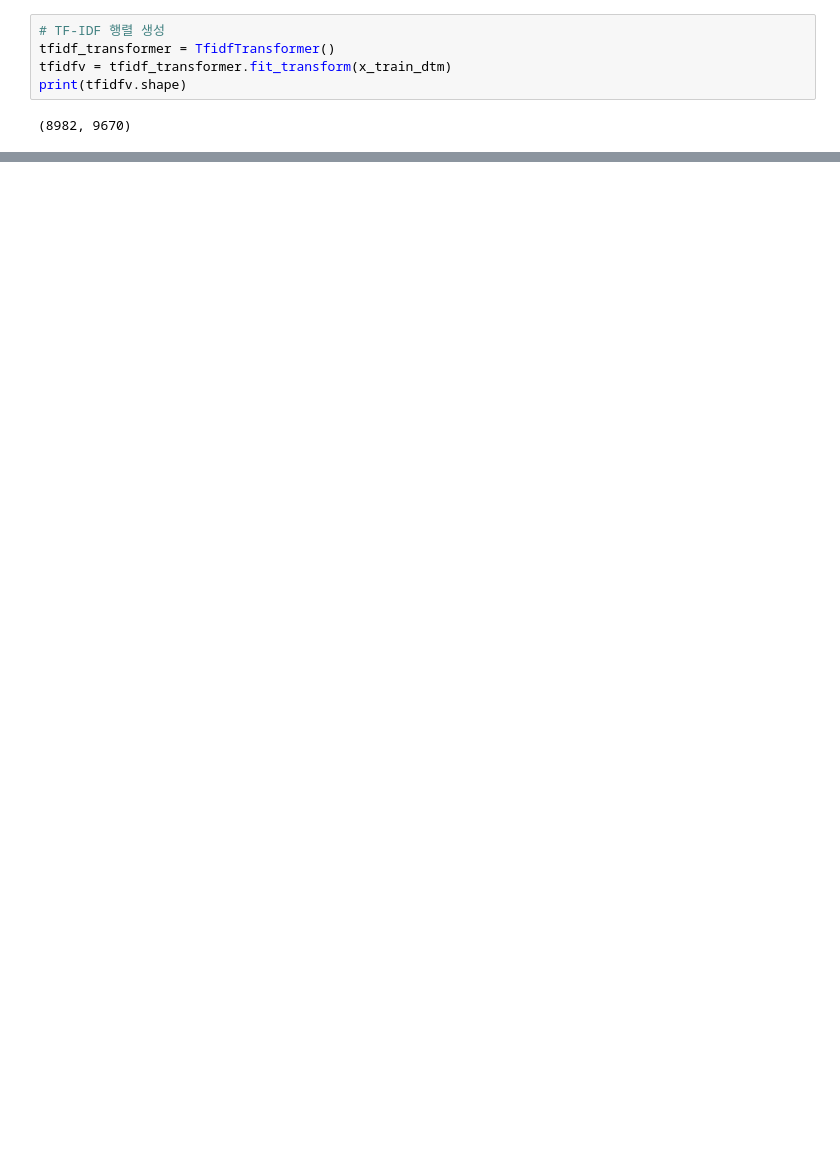
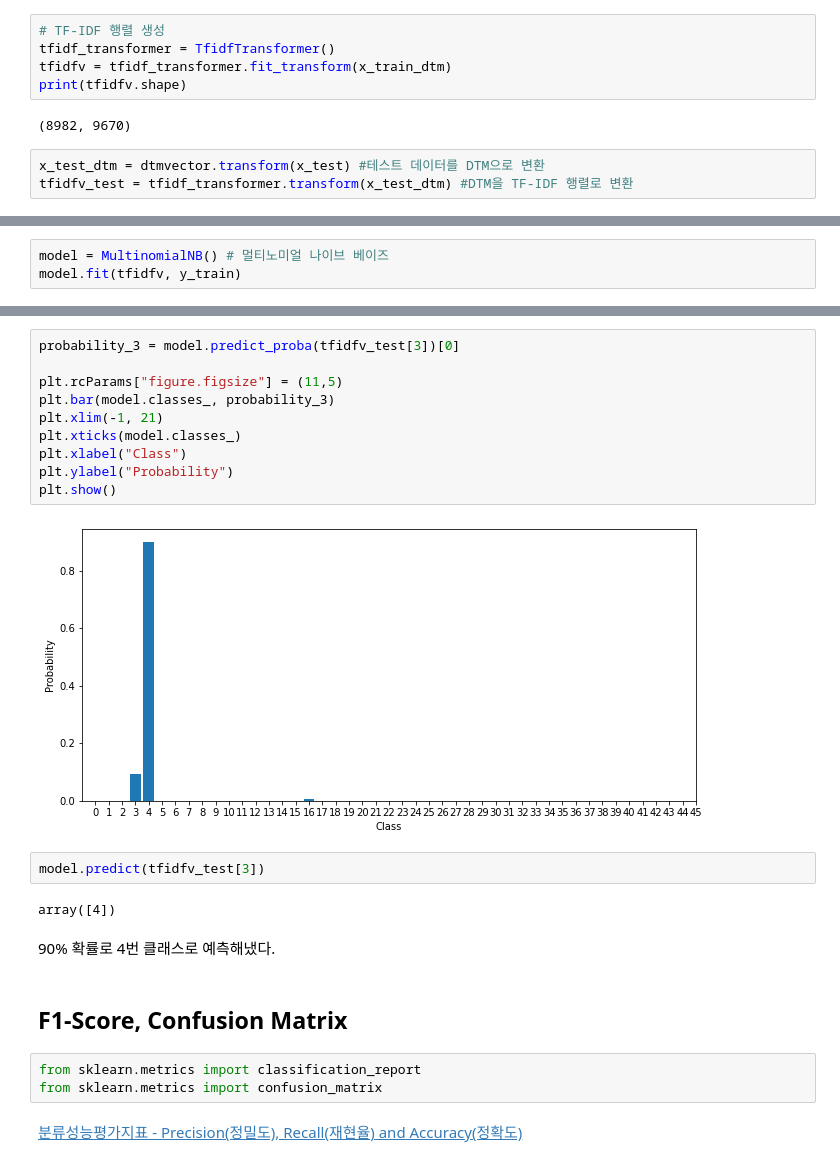
Before and after one commit to Chromis07/aiffel, a Jupyter notebook: goingdeeper/node_04/[G-04]news_classification.ipynb, the cells around one changed output, grey strips where cells are left out. Saved outputs shown, nothing was run; the diff lists cells and outputs as text; blank space fills up the shorter version.

```diff
--- a/goingdeeper/node_04/[G-04]news_classification.ipynb
+++ b/goingdeeper/node_04/[G-04]news_classification.ipynb
@@ -162,3 +164,6 @@ tfidfv = tfidf_transformer.fit_transform(x_train_dtm)
 print(tfidfv.shape)
 # %% [output]
 (8982, 9670)
+# %%
+x_test_dtm = dtmvector.transform(x_test) #테스트 데이터를 DTM으로 변환
+tfidfv_test = tfidf_transformer.transform(x_test_dtm) #DTM을 TF-IDF 행렬로 변환
@@ -164,0 +184,3 @@ print(tfidfv.shape)
+# %%
+model = MultinomialNB() # 멀티노미얼 나이브 베이즈
+model.fit(tfidfv, y_train)
@@ -164,0 +200,25 @@ print(tfidfv.shape)
+# %%
+probability_3 = model.predict_proba(tfidfv_test[3])[0]
+
+plt.rcParams["figure.figsize"] = (11,5)
+plt.bar(model.classes_, probability_3)
+plt.xlim(-1, 21)
+plt.xticks(model.classes_)
+plt.xlabel("Class")
+plt.ylabel("Probability")
+plt.show()
+# %% [output]
+[figure, added]
+# %%
+model.predict(tfidfv_test[3])
+# %% [output]
+array([4])
+# %% [markdown]
+90% 확률로 4번 클래스로 예측해냈다.
+# %% [markdown]
+## F1-Score, Confusion Matrix
+# %%
+from sklearn.metrics import classification_report
+from sklearn.metrics import confusion_matrix
+# %% [markdown]
+[분류성능평가지표 - Precision(정밀도), Recall(재현율) and Accuracy(정확도)](https://sumniya.tistory.com/26)
```
Also changed, not shown: parts of 124 cells of this notebook.
